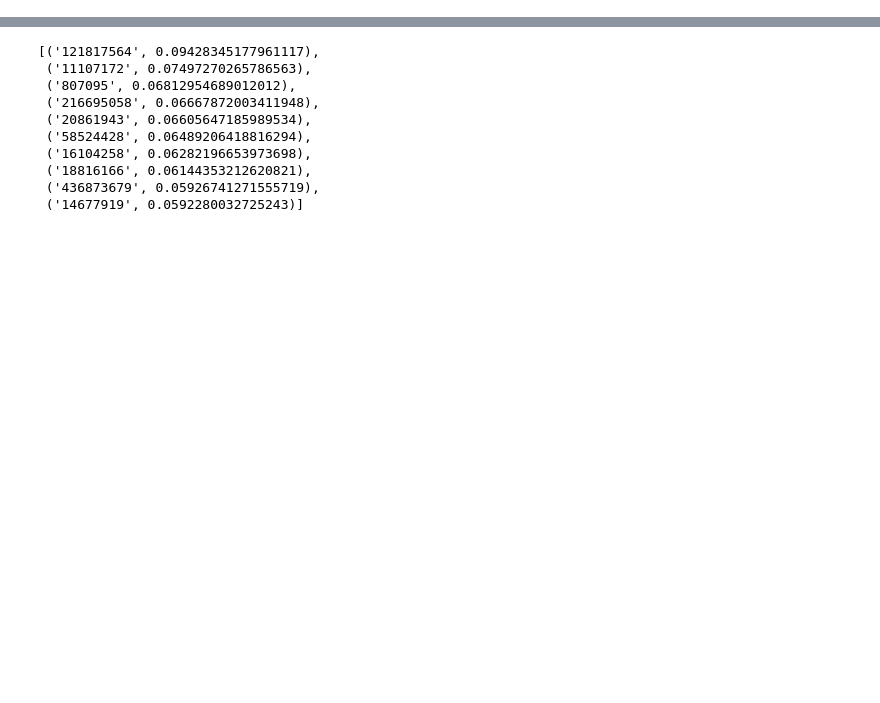
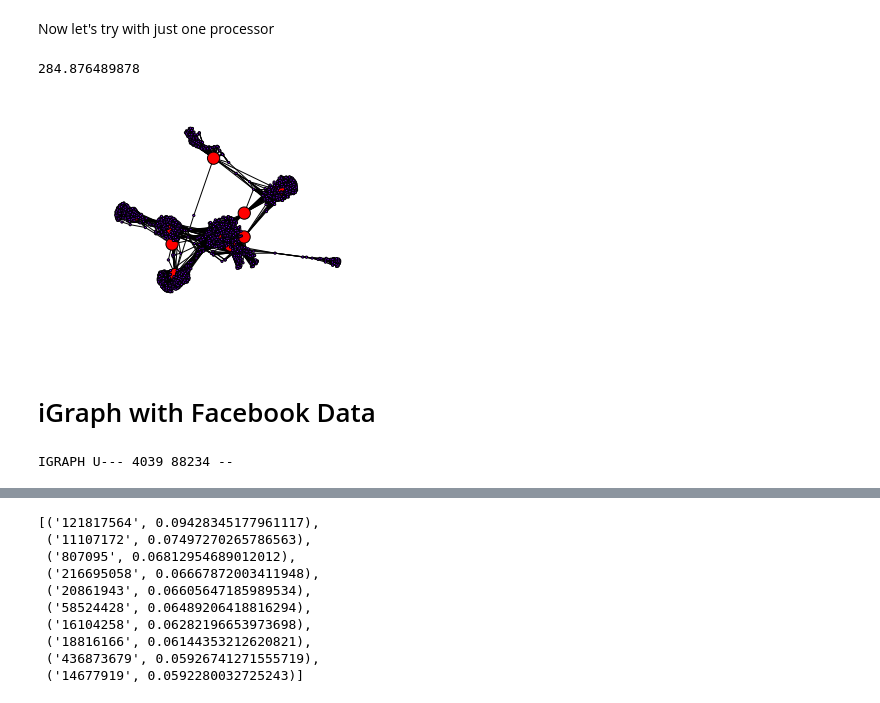
Before and after one commit to noppanit/sweepy, a Jupyter notebook: Twitter Network.ipynb, the cells around one changed output, grey strips where cells are left out. Drawn from its saved outputs; the diff is of its cells as text; code cells hidden in the pictures; blank space fills up the shorter version.

```diff
--- a/Twitter Network.ipynb
+++ b/Twitter Network.ipynb
@@ -0,0 +121,24 @@
+# %% [markdown]
+Now let's try with just one processor
+# %%
+start = timeit.default_timer()
+bt = nx.betweenness_centrality(g_fb)
+top = 10
+
+max_nodes =  sorted(bt.iteritems(), key = lambda v: -v[1])[:top]
+bt_values = [5]*len(g_fb.nodes())
+bt_colors = [0]*len(g_fb.nodes())
+for max_key, max_val in max_nodes:
+    bt_values[max_key] = 150
+    bt_colors[max_key] = 2
+
+plt.axis("off")
+nx.draw_networkx(g_fb, pos = spring_pos, cmap = plt.get_cmap("rainbow"), node_color = bt_colors, node_size = bt_values, with_labels = False)
+stop = timeit.default_timer()
+print stop - start
+print max_nodes
+# %% [output]
+284.876489878
+[figure, added]
+# %% [markdown]
+# iGraph with Facebook Data
@@ -0,0 +149,4 @@
+# %%
+print igraph_fb.summary()
+# %% [output]
+IGRAPH U--- 4039 88234 --
```
Also changed, not shown: parts of 53 cells of this notebook.
